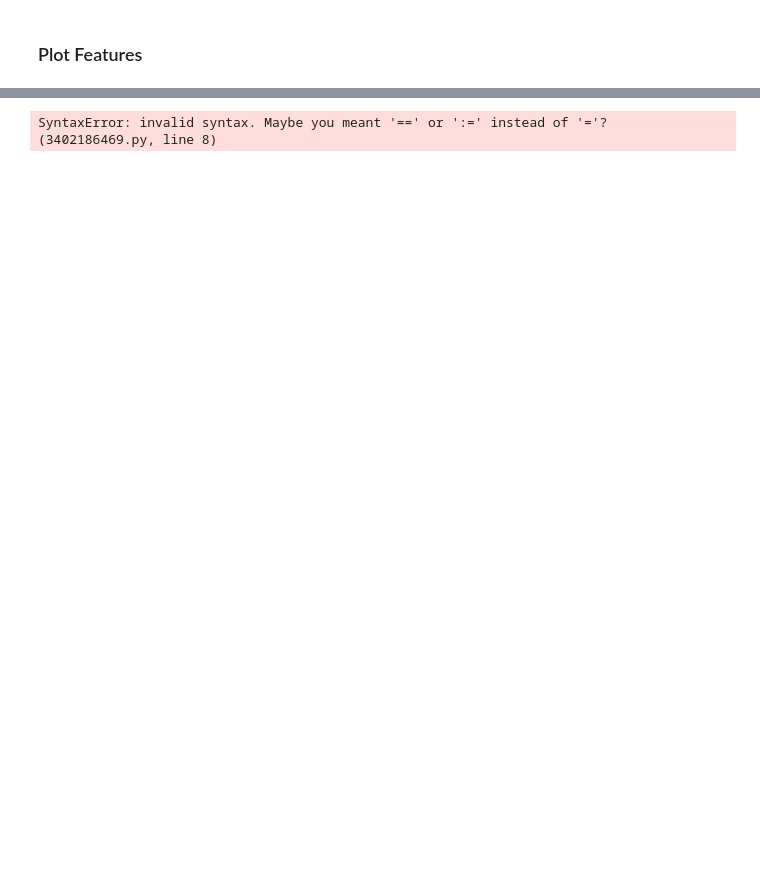
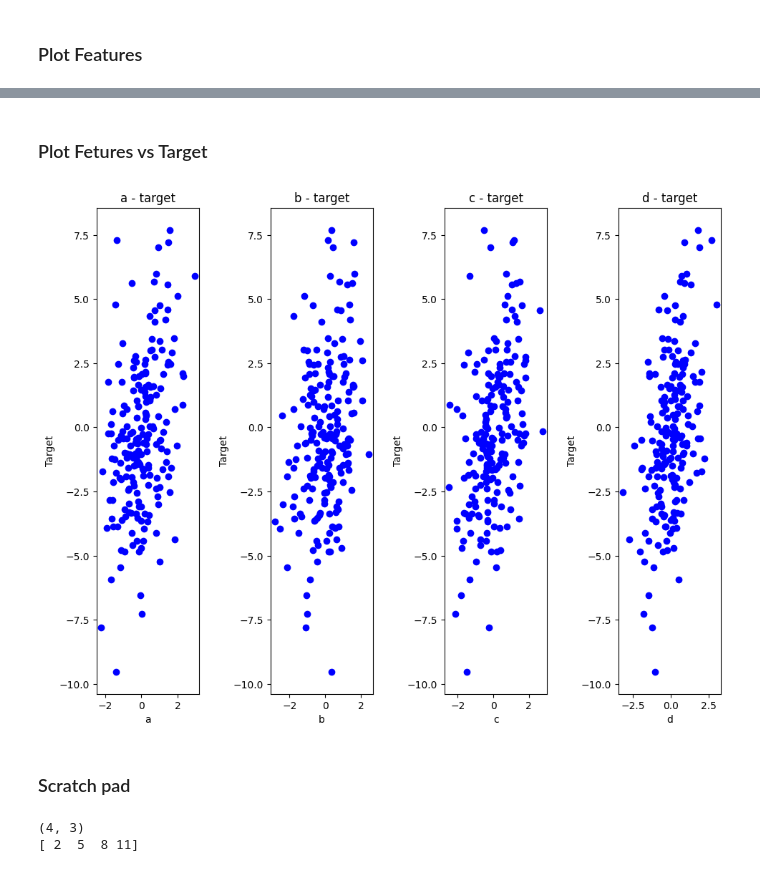
Before and after one commit to kebo0267/AI_ML_Classwork, a Jupyter notebook: tutorials/ridge_regression.ipynb, the cells around one changed output, grey strips where cells are left out. Cells and saved outputs as stored; diff of their text form; code cells hidden in the pictures; blank space fills up the shorter version.

```diff
--- a/tutorials/ridge_regression.ipynb
+++ b/tutorials/ridge_regression.ipynb
@@ -117,20 +149,49 @@ print(ridge_cv.best_estimator_.intercept_)
+# %% [markdown]
+### Plot Fetures vs Target
 # %%
-rows = 2
-cols = 2
-feature_x = X
-feature_y = X[:,1:]
+rows = 1
+cols = 4
 
+feature_x_index = 0
+feature_y_index = feature_x_index + 1
+running = True
 fig, axs = plt.subplots(nrows=rows, ncols=cols, figsize=(10,8))
 for i in range(rows):
+    if not running:
+        break
     for j in range(cols):
-        ax = axs[i,j]
+        if rows < 2:
+            ax = axs[j]
+        else:
+            ax = axs[i,j]
+        data_x = X_test[:,feature_x_index]
+        data_y = y_test
+        ax.scatter(data_x,data_y, color="blue")
+        title = f'{df.columns[feature_x_index]} - target'
+        ax.set_title(title)
+        ax.set_xlabel(f'{df.columns[feature_x_index]}')
+        ax.set_ylabel(f'Target')
+        feature_x_index += 1
+
+
+plt.tight_layout(pad=2.0)
+plt.show()
+# %% [output]
+[figure, added]
+# %% [markdown]
+### Scratch pad
 # %%
 arr = np.array([
     [1, 2, 3],
     [4, 5, 6],
-    [7, 8, 9]
+    [7, 8, 9],
+    [10,11,12]
 ])
 
-arr1 = arr[:,1:]
+print(arr.shape)
+col_index = 1 - arr.shape[1]
+arr1 = arr[:,col_index]
+print(arr1)
 # %% [output]
-SyntaxError: invalid syntax. Maybe you meant '==' or ':=' instead of '='? (3402186469.py, line 8)
+(4, 3)
+[ 2  5  8 11]
```
Also changed, not shown: parts of 6 cells of this notebook.
